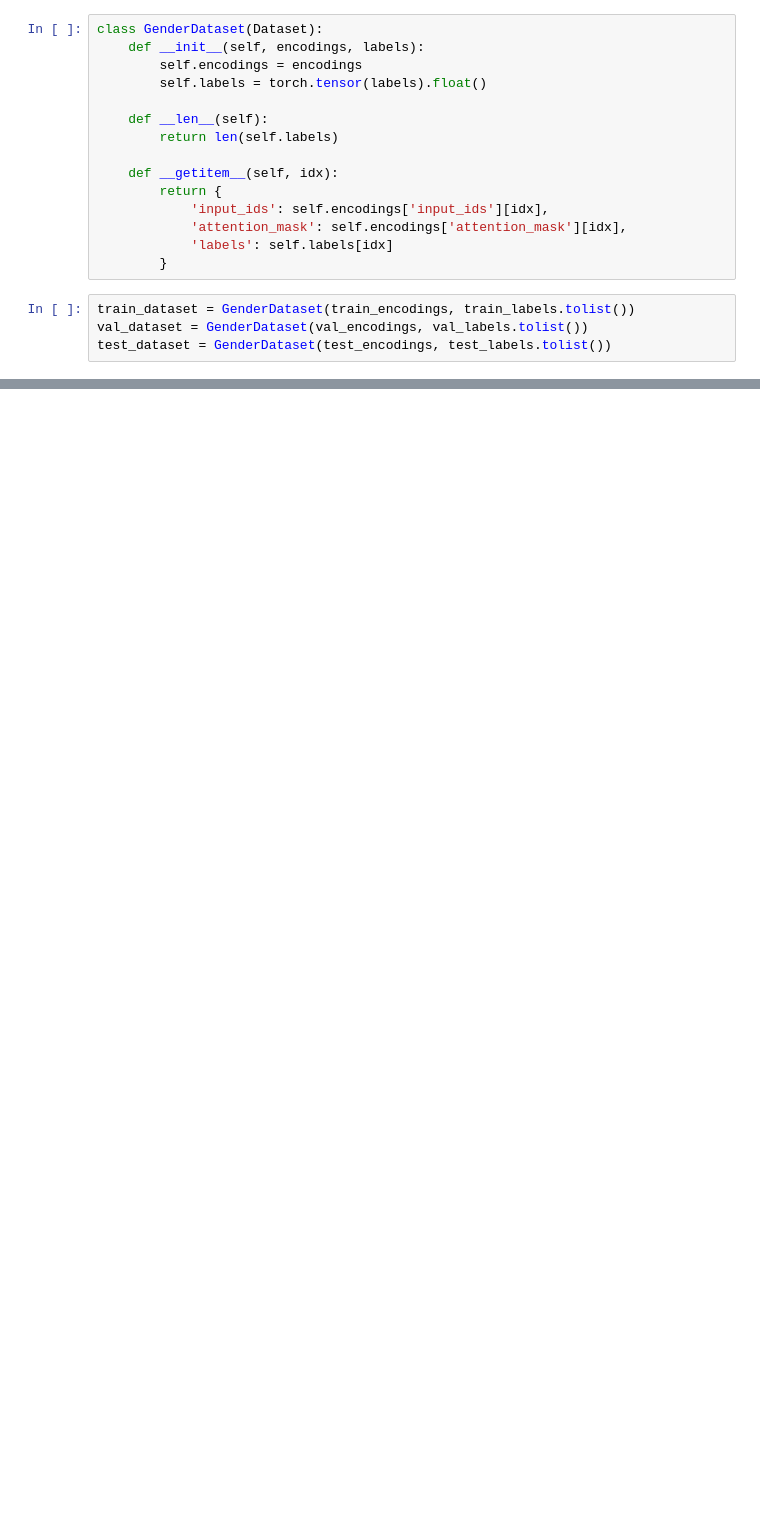
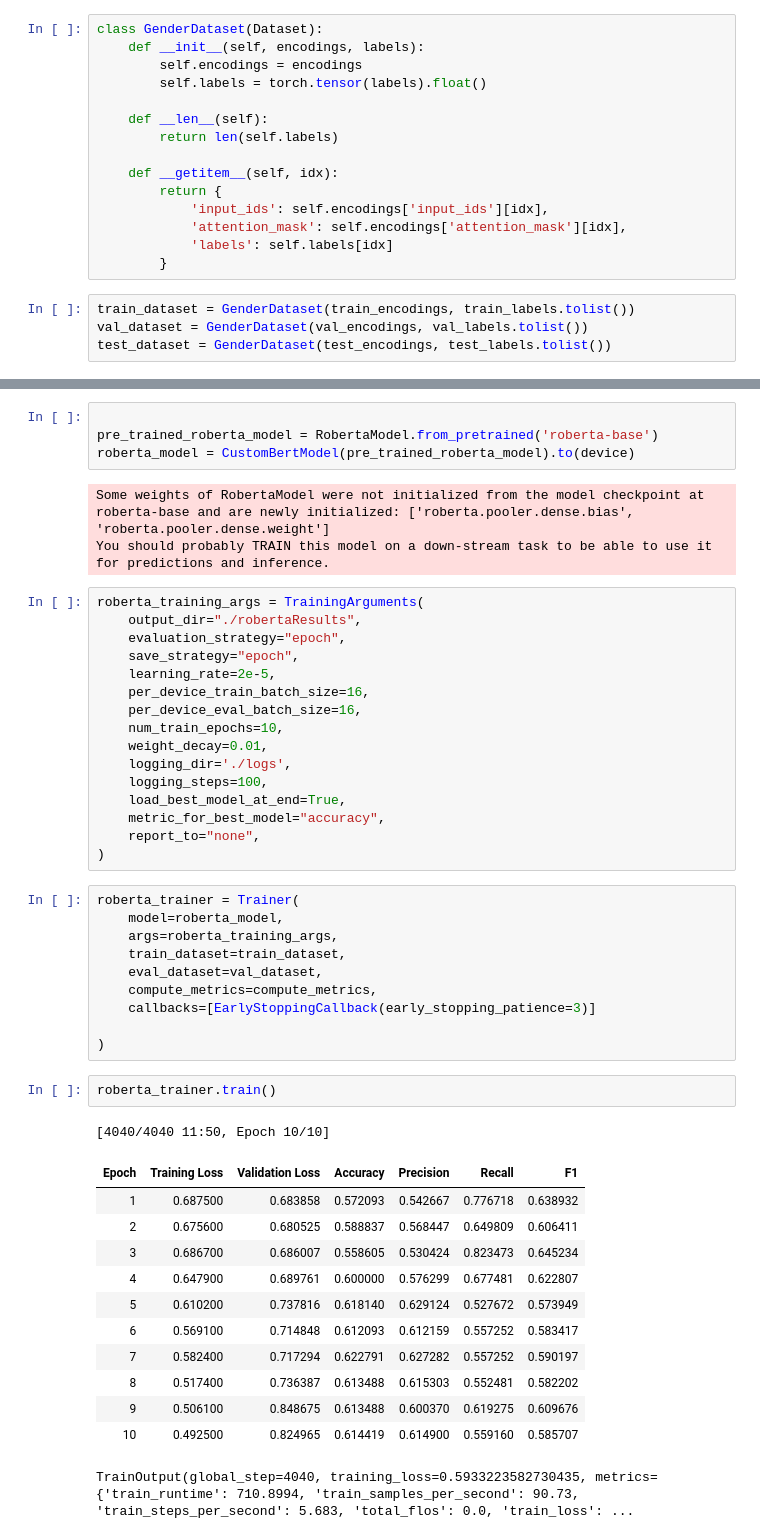
Before and after one commit to 5usan/Few-Shot-GNN-LLM, a Jupyter notebook: data-related/twitter-data.ipynb, the cells around one changed output, grey strips where cells are left out. Drawn from its saved outputs; the diff is of its cells as text; blank space fills up the shorter version.

```diff
--- a/data-related/twitter-data.ipynb
+++ b/data-related/twitter-data.ipynb
@@ -564,0 +628,49 @@ Predicted Gender Probabilities: {'Male': 0.4068903923034668, 'Female': 0.5931096
+# %%
+
+pre_trained_roberta_model = RobertaModel.from_pretrained('roberta-base')
+roberta_model = CustomBertModel(pre_trained_roberta_model).to(device)
+# %% [output]
+Some weights of RobertaModel were not initialized from the model checkpoint at roberta-base and are newly initialized: ['roberta.pooler.dense.bias', 'roberta.pooler.dense.weight']
+You should probably TRAIN this model on a down-stream task to be able to use it for predictions and inference.
+# %%
+roberta_training_args = TrainingArguments(
+    output_dir="./robertaResults",
+    evaluation_strategy="epoch",
+    save_strategy="epoch",
+    learning_rate=2e-5,
+    per_device_train_batch_size=16,
+    per_device_eval_batch_size=16,
+    num_train_epochs=10,
+    weight_decay=0.01,
+    logging_dir='./logs',
+    logging_steps=100,
+    load_best_model_at_end=True,
+    metric_for_best_model="accuracy",
+    report_to="none",
+)
+# %%
+roberta_trainer = Trainer(
+    model=roberta_model,
+    args=roberta_training_args,
+    train_dataset=train_dataset,
+    eval_dataset=val_dataset,
+    compute_metrics=compute_metrics,
+    callbacks=[EarlyStoppingCallback(early_stopping_patience=3)]
+
+)
+# %%
+roberta_trainer.train()
+# %% [output]
+[4040/4040 11:50, Epoch 10/10]
+| Epoch | Training Loss | Validation Loss | Accuracy | Precision | Recall | F1 |
+| 1 | 0.687500 | 0.683858 | 0.572093 | 0.542667 | 0.776718 | 0.638932 |
+| 2 | 0.675600 | 0.680525 | 0.588837 | 0.568447 | 0.649809 | 0.606411 |
+| 3 | 0.686700 | 0.686007 | 0.558605 | 0.530424 | 0.823473 | 0.645234 |
+| 4 | 0.647900 | 0.689761 | 0.600000 | 0.576299 | 0.677481 | 0.622807 |
+| 5 | 0.610200 | 0.737816 | 0.618140 | 0.629124 | 0.527672 | 0.573949 |
+| 6 | 0.569100 | 0.714848 | 0.612093 | 0.612159 | 0.557252 | 0.583417 |
+| 7 | 0.582400 | 0.717294 | 0.622791 | 0.627282 | 0.557252 | 0.590197 |
+| 8 | 0.517400 | 0.736387 | 0.613488 | 0.615303 | 0.552481 | 0.582202 |
+| 9 | 0.506100 | 0.848675 | 0.613488 | 0.600370 | 0.619275 | 0.609676 |
+| 10 | 0.492500 | 0.824965 | 0.614419 | 0.614900 | 0.559160 | 0.585707 |
+TrainOutput(global_step=4040, training_loss=0.5933223582730435, metrics={'train_runtime': 710.8994, 'train_samples_per_second': 90.73, 'train_steps_per_second': 5.683, 'total_flos': 0.0, 'train_loss': ...
```
Also changed, not shown: parts of 25 cells of this notebook, 1 other file.
